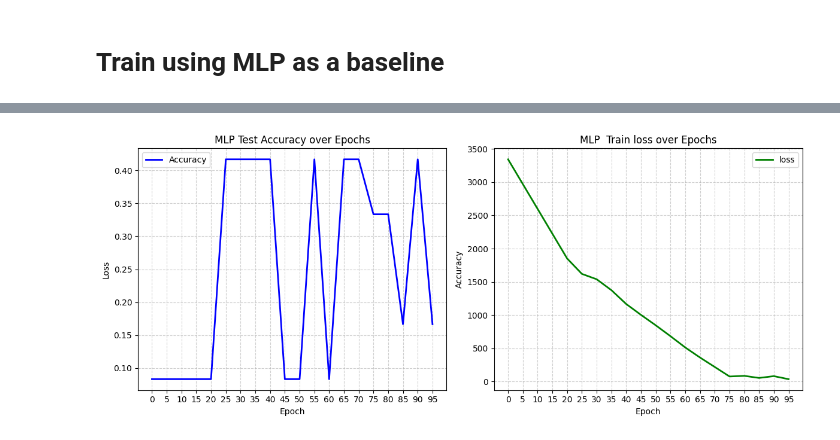
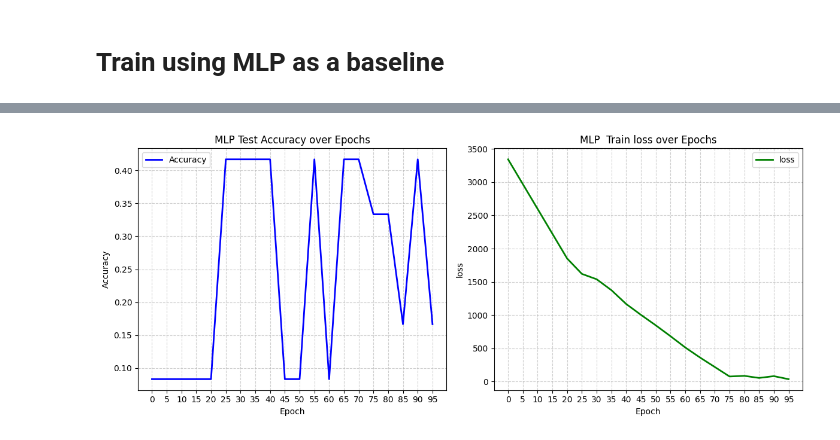
Before and after one commit to SamarShabanCS/Network-Models, a Jupyter notebook: Midterm-project/2-Simple_R-GCN_on_AIFB.ipynb, the cells around one changed output, grey strips where cells are left out. Drawn from its saved outputs; the diff is of its cells as text; code cells hidden in the pictures.

```diff
--- a/Midterm-project/2-Simple_R-GCN_on_AIFB.ipynb
+++ b/Midterm-project/2-Simple_R-GCN_on_AIFB.ipynb
@@ -232,30 +232,30 @@ Mean: 0.25000000000000006
 # %%
 epochs = torch.arange(0, 100, 5)
 
 plt.figure(figsize=(12, 5))
 
 # --- Plot Training Loss ---
 plt.subplot(1, 2, 1)
 plt.plot(epochs, mlp_accuracies, 'b-', linewidth=2, label='Accuracy')
 plt.xlabel('Epoch')
-plt.ylabel('Loss')
+plt.ylabel('Accuracy')
 plt.title('MLP Test Accuracy over Epochs')
 plt.xticks(epochs)
 plt.grid(True, linestyle='--', alpha=0.6)
 plt.legend()
 
 # --- Plot Train vs Test Accuracy ---
 plt.subplot(1, 2, 2)
 plt.plot(epochs, mlp_loss, 'g-', linewidth=2, label='loss')
 plt.xlabel('Epoch')
-plt.ylabel('Accuracy')
+plt.ylabel('loss')
 plt.title('MLP  Train loss over Epochs')
 
 plt.xticks(epochs)
 plt.grid(True, linestyle='--', alpha=0.6)
 plt.legend()
 plt.tight_layout()
 plt.savefig('MLP training and testing results.png', dpi=300, bbox_inches='tight')
 plt.show()
 # %% [output]
-[figure, old version]
+[figure, new version]
```
Also changed, not shown: parts of 3 cells of this notebook, 2 other files.
